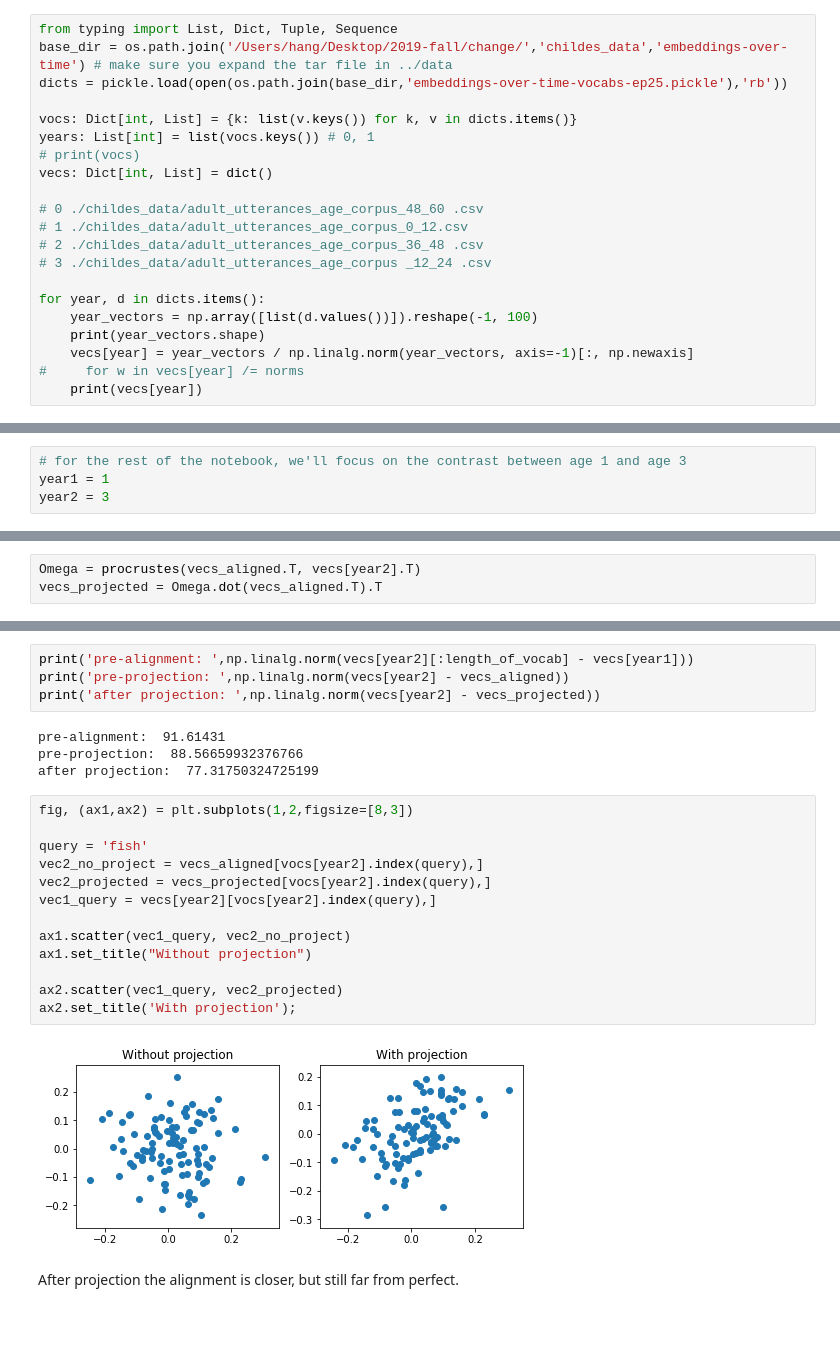
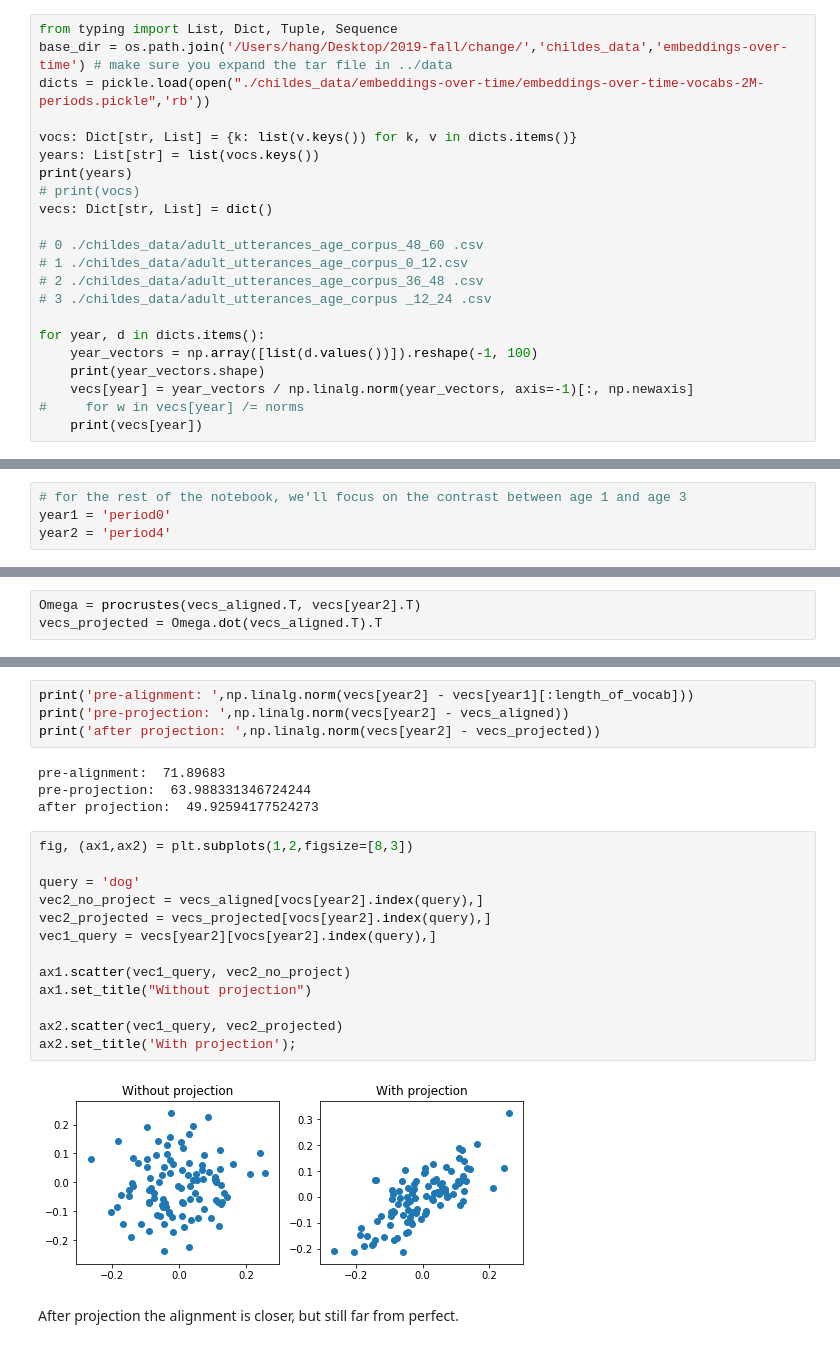
Before and after one commit to afourtassi/change, a Jupyter notebook: 1st-simulation-epoch25.ipynb, the cells around one changed output, grey strips where cells are left out. Saved outputs shown, nothing was run; the diff lists cells and outputs as text.

Commit message:
use 2M corpora for each period

```diff
--- a/1st-simulation-epoch25.ipynb
+++ b/1st-simulation-epoch25.ipynb
@@ -41,12 +41,13 @@ from tqdm import tqdm_notebook as tqdm # convenient progressbar
 # %%
 from typing import List, Dict, Tuple, Sequence
 base_dir = os.path.join('/Users/hang/Desktop/2019-fall/change/','childes_data','embeddings-over-time') # make sure you expand the tar file in ../data
-dicts = pickle.load(open(os.path.join(base_dir,'embeddings-over-time-vocabs-ep25.pickle'),'rb'))
+dicts = pickle.load(open("./childes_data/embeddings-over-time/embeddings-over-time-vocabs-2M-periods.pickle",'rb'))
 
-vocs: Dict[int, List] = {k: list(v.keys()) for k, v in dicts.items()}
-years: List[int] = list(vocs.keys()) # 0, 1
+vocs: Dict[str, List] = {k: list(v.keys()) for k, v in dicts.items()}
+years: List[str] = list(vocs.keys())
+print(years)
 # print(vocs)
-vecs: Dict[int, List] = dict()
+vecs: Dict[str, List] = dict()
 
 # 0 ./childes_data/adult_utterances_age_corpus_48_60 .csv
 # 1 ./childes_data/adult_utterances_age_corpus_0_12.csv
@@ -172,8 +179,8 @@ def build_alignment(year1 : int, year2 : int) -> sparse.csr_matrix:
     return align
 # %%
 # for the rest of the notebook, we'll focus on the contrast between age 1 and age 3
-year1 = 1
-year2 = 3
+year1 = 'period0'
+year2 = 'period4'
 # %%
 align = build_alignment(year2, year1)
 # %%
@@ -271,26 +278,26 @@ print(length_of_vocab)
 # %%
-print('pre-alignment: ',np.linalg.norm(vecs[year2][:length_of_vocab] - vecs[year1]))
+print('pre-alignment: ',np.linalg.norm(vecs[year2] - vecs[year1][:length_of_vocab]))
 print('pre-projection: ',np.linalg.norm(vecs[year2] - vecs_aligned))
 print('after projection: ',np.linalg.norm(vecs[year2] - vecs_projected))
 # %% [output]
-pre-alignment:  91.61431
-pre-projection:  88.56659932376766
-after projection:  77.31750324725199
+pre-alignment:  71.89683
+pre-projection:  63.988331346724244
+after projection:  49.92594177524273
 # %%
 fig, (ax1,ax2) = plt.subplots(1,2,figsize=[8,3])
 
-query = 'fish'
+query = 'dog'
 vec2_no_project = vecs_aligned[vocs[year2].index(query),]
 vec2_projected = vecs_projected[vocs[year2].index(query),]
 vec1_query = vecs[year2][vocs[year2].index(query),]
 
 ax1.scatter(vec1_query, vec2_no_project)
 ax1.set_title("Without projection")
 
 ax2.scatter(vec1_query, vec2_projected)
 ax2.set_title('With projection');
 # %% [output]
-[figure, old version]
+[figure, new version]
 # %% [markdown]
 After projection the alignment is closer, but still far from perfect.
 # %% [markdown]
```
Also changed, not shown: parts of 20 cells of this notebook.
